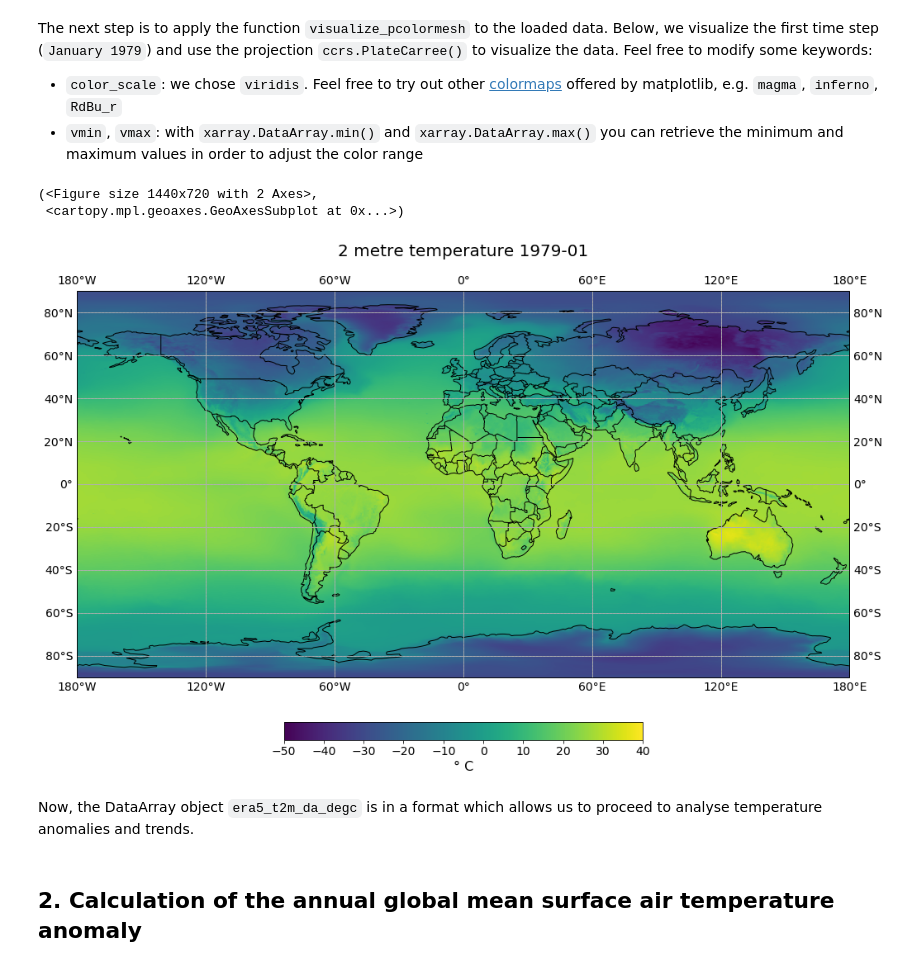
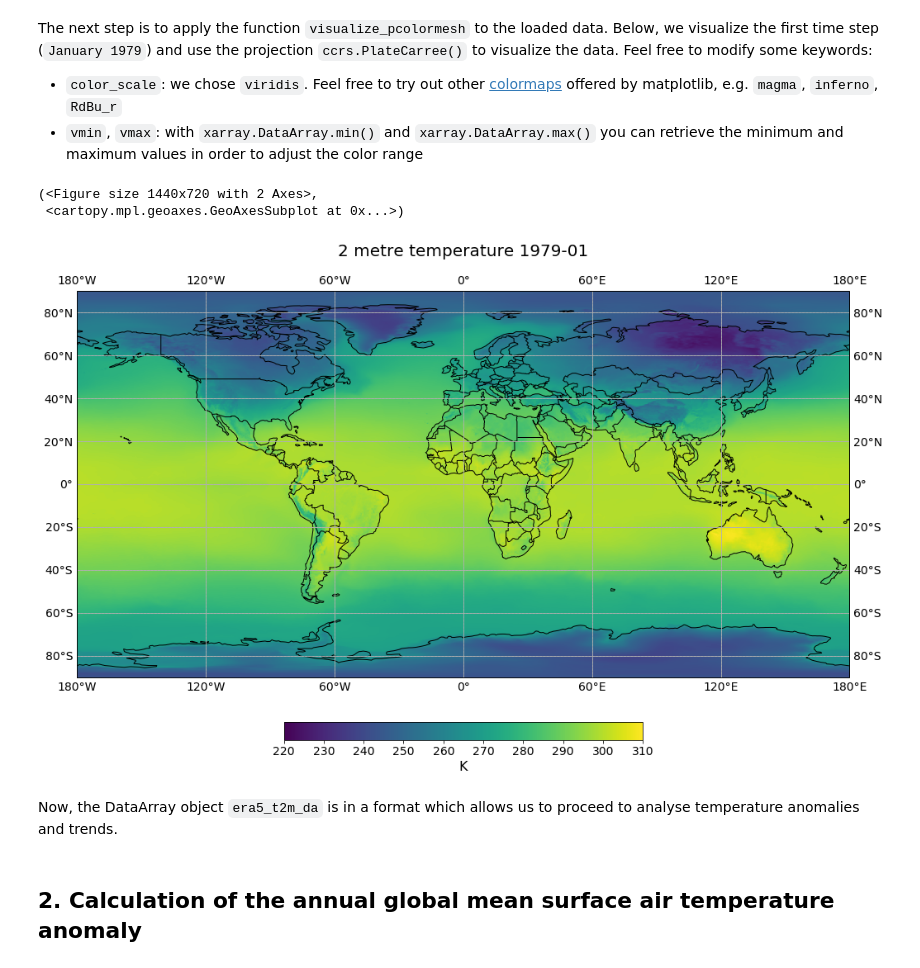
Before and after one commit to edupenabad/copernicus-training, a Jupyter notebook: 111_c3s_climatologies_anomalies.ipynb, the cells around one changed output. Drawn from its saved outputs; the diff is of its cells as text; code cells hidden in the pictures.

```diff
--- a/111_c3s_climatologies_anomalies.ipynb
+++ b/111_c3s_climatologies_anomalies.ipynb
@@ -259,21 +218,21 @@ Feel free to modify some keywords:
 * `color_scale`: we chose `viridis`. Feel free to try out other [colormaps](https://matplotlib.org/stable/tutorials/colors/colormaps.html) offered by matplotlib, e.g. `magma`, `inferno`, `RdBu_r`
 * `vmin`, `vmax`: with `xarray.DataArray.min()` and `xarray.DataArray.max()` you can retrieve the minimum and maximum values in order to adjust the color range
 # %%
-visualize_pcolormesh(data_array = era5_t2m_da_degc[0,:,:],
-                    longitude = era5_t2m_da_degc.longitude,
-                    latitude = era5_t2m_da_degc.latitude,
+visualize_pcolormesh(data_array = era5_t2m_da[0,:,:],
+                    longitude = era5_t2m_da.longitude,
+                    latitude = era5_t2m_da.latitude,
                     projection = ccrs.PlateCarree(),
                     color_scale = 'viridis',
-                    unit = era5_t2m_da_degc.units,
-                    long_name = era5_t2m_da_degc.long_name + ' ' + str(era5_t2m_da_degc[0,:,:].time.data)[0:7] + '\n',
-                    vmin = -50,
-                    vmax = 40)
+                    unit = era5_t2m_da.units,
+                    long_name = era5_t2m_da.long_name + ' ' + str(era5_t2m_da[0,:,:].time.data)[0:7] + '\n',
+                    vmin = 220,
+                    vmax = 310)
 # %% [output]
 (<Figure size 1440x720 with 2 Axes>,
  <cartopy.mpl.geoaxes.GeoAxesSubplot at 0x...>)
-[figure, old version]
+[figure, new version]
 # %% [markdown]
-Now, the DataArray object `era5_t2m_da_degc` is in a format which allows us to proceed to analyse temperature anomalies and trends.
+Now, the DataArray object `era5_t2m_da` is in a format which allows us to proceed to analyse temperature anomalies and trends.
 # %% [markdown]
 ## <a id='global_mean'></a> 2. Calculation of the annual global mean surface air temperature anomaly
 # %% [markdown]
```
Also changed, not shown: parts of 46 cells of this notebook.
